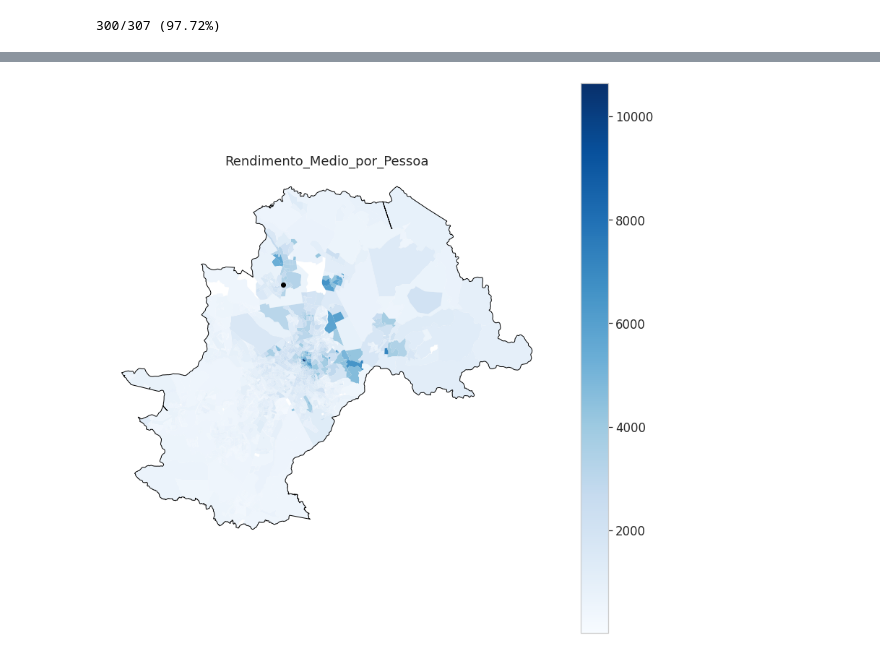
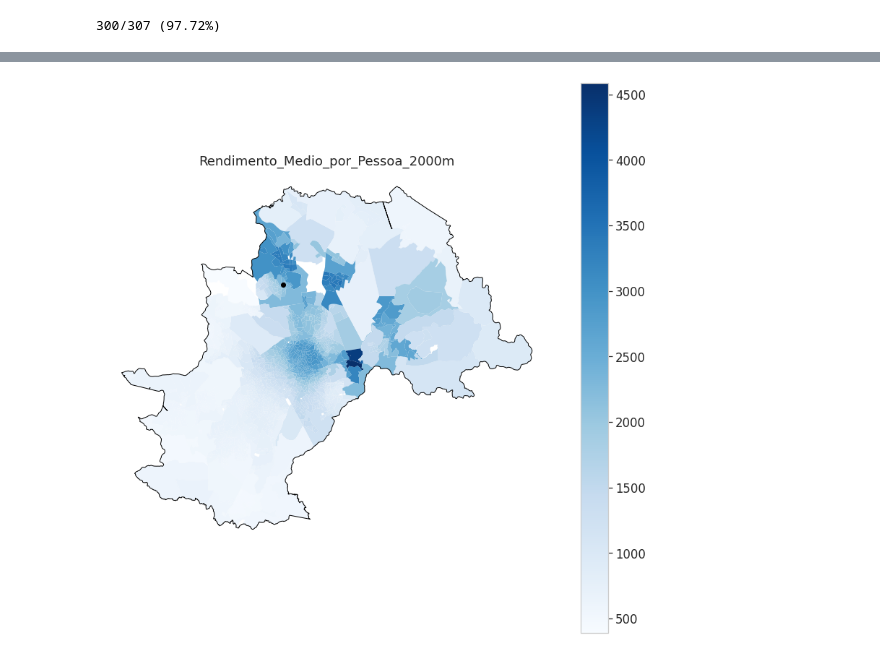
Before and after one commit to alexandrebcruz/MinhasLibs, a Jupyter notebook: exemplos/00_Dados_IBGE.ipynb, the cells around one changed output, grey strips where cells are left out. Cells and saved outputs as stored; diff of their text form; code cells hidden in the pictures.

```diff
--- a/exemplos/00_Dados_IBGE.ipynb
+++ b/exemplos/00_Dados_IBGE.ipynb
@@ -120,6 +206,20 @@ def carrega_dados_malha(arq):
     return gdf[cols]
 
 gdf_malha = pd.concat([carrega_dados_malha(f'malha/{arq}') for arq in os.listdir('malha')])
+# %%
+def carrega_dados_uf(arq):
+    dict_types = {'ID': str,
+                  'CD_GEOCODU': str}
+    gdf = gpd.read_file(arq, dtype = dict_types)
+    cols = ['ID', 'CD_GEOCODU', 'NM_ESTADO', 'NM_REGIAO']
+    return pd.DataFrame(gdf[cols])
+
+df_ufs = pd.concat([carrega_dados_uf(f'ufs/{arq}') for arq in os.listdir('ufs')])
+# %%
+gdf_malha = pd.merge(gdf_malha, df_ufs.drop('ID', axis = 1), how = 'left', on = 'CD_GEOCODU')
+cols = ['CD_GEOCODI', 'TIPO', 'CD_GEOCODB', 'NM_BAIRRO', 'CD_GEOCODS', 'NM_SUBDIST', 'CD_GEOCODD', 'NM_DISTRIT',
+        'CD_GEOCODM', 'NM_MUNICIP', 'NM_MICRO', 'NM_MESO', 'CD_GEOCODU', 'NM_ESTADO', 'NM_REGIAO', 'geometry']
+gdf_malha = gdf_malha[cols]
 # %%
 gdf_malha.to_parquet(f'{pasta_out}/malha_setores_censitarios_2010.parquet')
 # %%
@@ -288,34 +388,29 @@ def trata_resultados():
     #Calcula o Percentual de Alfabetização
     frac_5anosmais = (df['Qtd_Pessoas_5anosmais']/df['Qtd_Pessoas']).dropna().mean()
     df['Perc_Alfabetizacao'] = df['Qtd_Alfabetizados_5anosmais']*100/df['Qtd_Pessoas_5anosmais']
-    mask = df['Perc_Alfabetizacao'].isna()
+    mask = (df['Qtd_Pessoas_5anosmais'] == 0)
     df.loc[mask, 'Perc_Alfabetizacao'] = df.loc[mask, 'Qtd_Alfabetizados_5anosmais']*100/(df['Qtd_Pessoas']*frac_5anosmais)
-
     #Calcula o Percentual de Alfabetização dos Homens
     frac_homens_5anosmais = (df['Qtd_Homens_5anosmais']/df['Qtd_Pessoas']).dropna().mean()
     df['Perc_Alfabetizacao_Homens'] = df['Qtd_Homens_Alfabetizados_5anosmais']*100/df['Qtd_Homens_5anosmais']
-    mask = df['Perc_Alfabetizacao_Homens'].isna()
+    mask = (df['Qtd_Homens_5anosmais'] == 0)
     df.loc[mask, 'Perc_Alfabetizacao_Homens'] = df.loc[mask, 'Qtd_Homens_Alfabetizados_5anosmais']*100/(df['Qtd_Pessoas']*frac_homens_5anosmais)
-
     #Calcula o Percentual de Alfabetização das Mulheres
     frac_mulheres_5anosmais = (df['Qtd_Mulheres_5anosmais']/df['Qtd_Pessoas']).dropna().mean()
     df['Perc_Alfabetizacao_Mulheres'] = df['Qtd_Mulheres_Alfabetizadas_5anosmais']*100/df['Qtd_Mulheres_5anosmais']
-    mask = df['Perc_Alfabetizacao_Mulheres'].isna()
+    mask = (df['Qtd_Mulheres_5anosmais'] == 0)
     df.loc[mask, 'Perc_Alfabetizacao_Mulheres'] = df.loc[mask, 'Qtd_Mulheres_Alfabetizadas_5anosmais']*100/(df['Qtd_Pessoas']*frac_mulheres_5anosmais)
 
     #Calcula os Percentuais de Jovens, PEA, Idosos e a Idade Média
+    mask = (df['Qtd_Pessoas_1a99anos'] == 0)
     frac_1a99 = (df['Qtd_Pessoas_1a99anos']/df['Qtd_Pessoas']).dropna().mean()
     df['Perc_Jovens'] = df['Qtd_Jovens']*100/df['Qtd_Pessoas_1a99anos']
-    mask = df['Perc_Jovens'].isna()
     df.loc[mask, 'Perc_Jovens'] = df.loc[mask, 'Qtd_Jovens']*100/(df['Qtd_Pessoas']*frac_1a99)
     df['Perc_PEA'] = df['Qtd_PEA']*100/df['Qtd_Pessoas_1a99anos']
-    mask = df['Perc_PEA'].isna()
     df.loc[mask, 'Perc_PEA'] = df.loc[mask, 'Qtd_PEA']*100/(df['Qtd_Pessoas']*frac_1a99)
     df['Perc_Idosos'] = df['Qtd_Idosos']*100/df['Qtd_Pessoas_1a99anos']
-    mask = df['Perc_Idosos'].isna()
     df.loc[mask, 'Perc_Idosos'] = df.loc[mask, 'Qtd_Idosos']*100/(df['Qtd_Pessoas']*frac_1a99)
     df['Idade_Media'] = df['Idade_Media_Numerador']/df['Qtd_Pessoas_1a99anos']
-    mask = df['Idade_Media'].isna()
     df.loc[mask, 'Idade_Media'] = df.loc[mask, 'Idade_Media_Numerador']/(df['Qtd_Pessoas']*frac_1a99)
 
     #Corrige as Colunas de Rendimento Medio por Domicilio onde estiver nulo
@@ -517,7 +612,8 @@ lista_raios = [500, 1000, 2000, 4000]
 for raio in lista_raios:
     lista_df_info_raio.append(pd.read_parquet(f'{pasta_out}/informacoes_{raio}m_setores_censitarios_2010.parquet'))
 # %%
-#lista_geocodi = gdf_malha.loc[(gdf_malha['CD_GEOCODI'].str[:2] == '35') & (gdf_malha['NM_MUNICIP'] == 'CAMPINAS'), 'CD_GEOCODI'].values
+lista_geocodi = gdf_malha.loc[(gdf_malha['NM_ESTADO'] == 'SÃO PAULO') &
+                              (gdf_malha['NM_MUNICIP'] == 'CAMPINAS'), 'CD_GEOCODI'].values
 
 gdf_malha_plot = gdf_malha[gdf_malha['CD_GEOCODI'].isin(lista_geocodi)]
 df_info_plot = df_info[df_info['CD_GEOCODI'].isin(lista_geocodi)]
@@ -533,32 +687,32 @@ for df_info_raio_plot in lista_df_info_raio_plot:
 paleta_cores = sns.color_palette("colorblind")
 with sns.axes_style("whitegrid"), sns.plotting_context('notebook', font_scale = 1.5):
     fig, ax = plt.subplots(1, 1, figsize = (14, 14))
 
-    col = 'Rendimento_Medio_por_Pessoa'
+    col = 'Rendimento_Medio_por_Pessoa_2000m'
     gdf_plot.plot(ax = ax, column = col,
                   cmap = 'Blues',
                   lw = 0,
                   legend = True)
     ax.set_title(col)
 
     #Contornos
     #gdf_malha_plot['geometry'].boundary.plot(ax = ax, color = 'grey', lw = 0.5)
     gdf_malha_plot.dissolve()['geometry'].exterior.plot(ax = ax, color = 'black', lw = 1)
 
     #Remoção de Grades e Eixos
     ax.grid(False)
     frame = plt.gca()
     frame.axes.xaxis.set_ticklabels([])
     frame.axes.yaxis.set_ticklabels([])
 
     #Onde Estou
     ax.scatter(x = [-47.077066751046786], y = [-22.824513385876685], color = 'black')
 
     #Limites de Barão Geraldo
     #ax.set_xlim([-47.08825692480783, -47.054954620383754])
     #ax.set_ylim([-22.833759042476835, -22.80021458714888])
 
     plt.box(False)
     plt.show()
 # %% [output]
-[figure, old version]
+[figure, new version]
```
Also changed, not shown: parts of 17 cells of this notebook, 1 other file.
